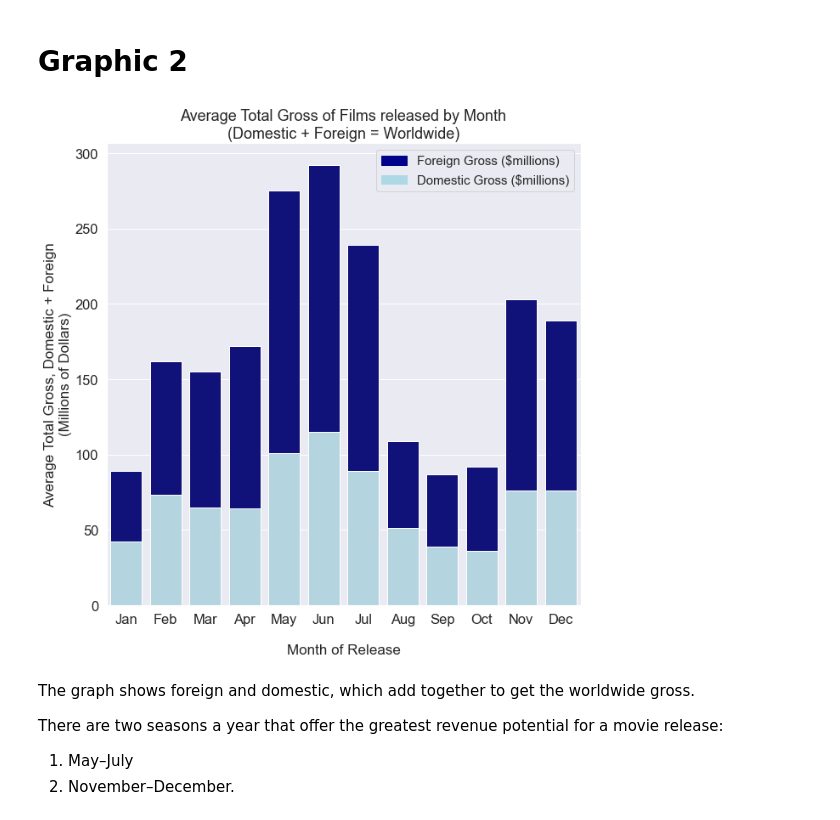
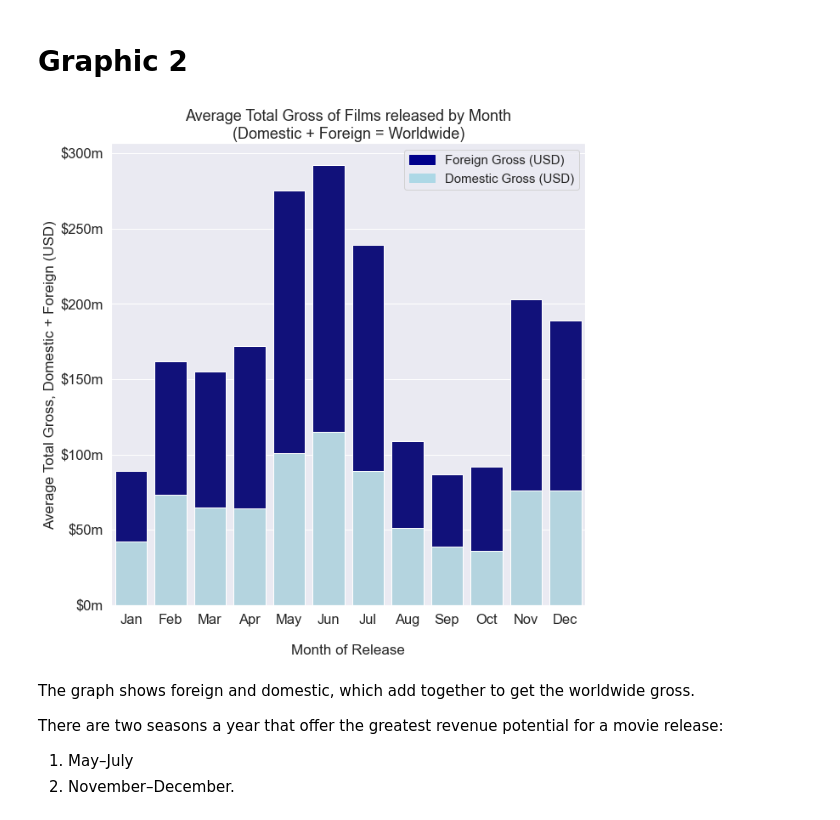
Before and after one commit to FunkyTable/Project-1-Data-Cleaning-of-Movie-Tables, a Jupyter notebook: Project_Notebook.ipynb, the cells around one changed output. Cells and saved outputs as stored; diff of their text form; code cells hidden in the pictures.

```diff
--- a/Project_Notebook.ipynb
+++ b/Project_Notebook.ipynb
@@ -461,7 +569,10 @@ See the caveats in the documentation: https://pandas.pydata.org/pandas-docs/stab
 # %% [markdown]
 Now I'll merge The Numbers into my movies_analyzed dataframe. First I need to edit The Numbers database so I can merge it with movies_analyzed easily. Like earlier, I'll start by editing the column names.
 # %%
-tn.rename(columns = {'id':'tn_id','movie':'tn_title','domestic_gross':'tn_domestic_gross', 'worldwide_gross': 'tn_worldwide_gross', 'release_date':'tn_release_date'},inplace=True)
+tn.rename(columns = {'id':'tn_id','movie':'tn_title',
+                     'domestic_gross':'tn_domestic_gross',
+                     'worldwide_gross': 'tn_worldwide_gross',
+                     'release_date':'tn_release_date'},inplace=True)
 # %% [markdown]
 Now I'll fix yet another error in the film Upside Down.
 # %%
@@ -509,7 +669,8 @@ First I'll set the max rows to none so I can review all of the duplicates, then
 # %%
 pd.set_option("display.max_rows", None, "display.max_columns", None)
 
-duplicated_titles = movies_analyzed[movies_analyzed['movie_id'].duplicated(keep=False)].sort_values('title')
+duplicated_titles = movies_analyzed[movies_analyzed['movie_id'].duplicated
+                                    (keep=False)].sort_values('title')
 duplicated_titles = duplicated_titles.iloc[:,1:].reset_index()
 duplicated_titles['duped_title'] = duplicated_titles['movie_id'].duplicated()
 duplicated_titles['duped_year'] = duplicated_titles['year'].duplicated().astype(bool)
@@ -1470,37 +1656,42 @@ This shows that the biggest money makers of the year are released in the summer
 mon, dom, fgn, wor = binned_by_month.columns
 
 #Labels
 title = "Average Total Gross of Films released by Month\n(Domestic + Foreign = Worldwide)"
 xlabel = '\nMonth of Release'
-ylabel = 'Average Total Gross, Domestic + Foreign\n(Millions of Dollars)'
+ylabel = 'Average Total Gross, Domestic + Foreign (USD)'
 
 # set the figure size
 plt.figure(figsize=(10, 10))
 
 # top bar → take only worldwide values from the data
 total = binned_by_month[[mon,wor]]
 
 # bar chart 1 → top bars (group of worldwide total)
 q2_ax1 = sns.barplot(x=mon,  y=wor, data=total, color='darkblue')
 
 # bottom bar → take only domestic values from the data
 domestic = binned_by_month[[mon,dom,wor]]
 
 # bar chart 2 → bottom bars (group of domestic)
 q2_ax2 = sns.barplot(x=mon, y=dom, data=domestic, estimator=sum, ci=None,  color='lightblue')
 
 # add legend
-top_bar = mpatches.Patch(color='darkblue', label='Foreign Gross ($millions)')
-bottom_bar = mpatches.Patch(color='lightblue', label='Domestic Gross ($millions)')
+top_bar = mpatches.Patch(color='darkblue', label='Foreign Gross (USD)')
+bottom_bar = mpatches.Patch(color='lightblue', label='Domestic Gross (USD)')
 plt.legend(handles=[top_bar, bottom_bar], fontsize = 15)
 q2_ax1.set_xlabel(xlabel, fontsize = 17)
 q2_ax1.set_ylabel(ylabel, fontsize = 17)
 q2_ax1.set(title=title)
 
+#Setting up the Y-axis tick marks
+current_values = q2_ax1.get_yticks()
+current_values[:]=current_values[:]
+q2_ax1.set_yticklabels(['${:.0f}m'.format(x) for x in current_values]);
+
 # show the graph
 plt.show()
 # %% [output]
-[figure, old version]
+[figure, new version]
 # %% [markdown]
 The graph shows foreign and domestic, which add together to get the worldwide gross.
 
```
Also changed, not shown: parts of 51 cells of this notebook, 5 other files.
